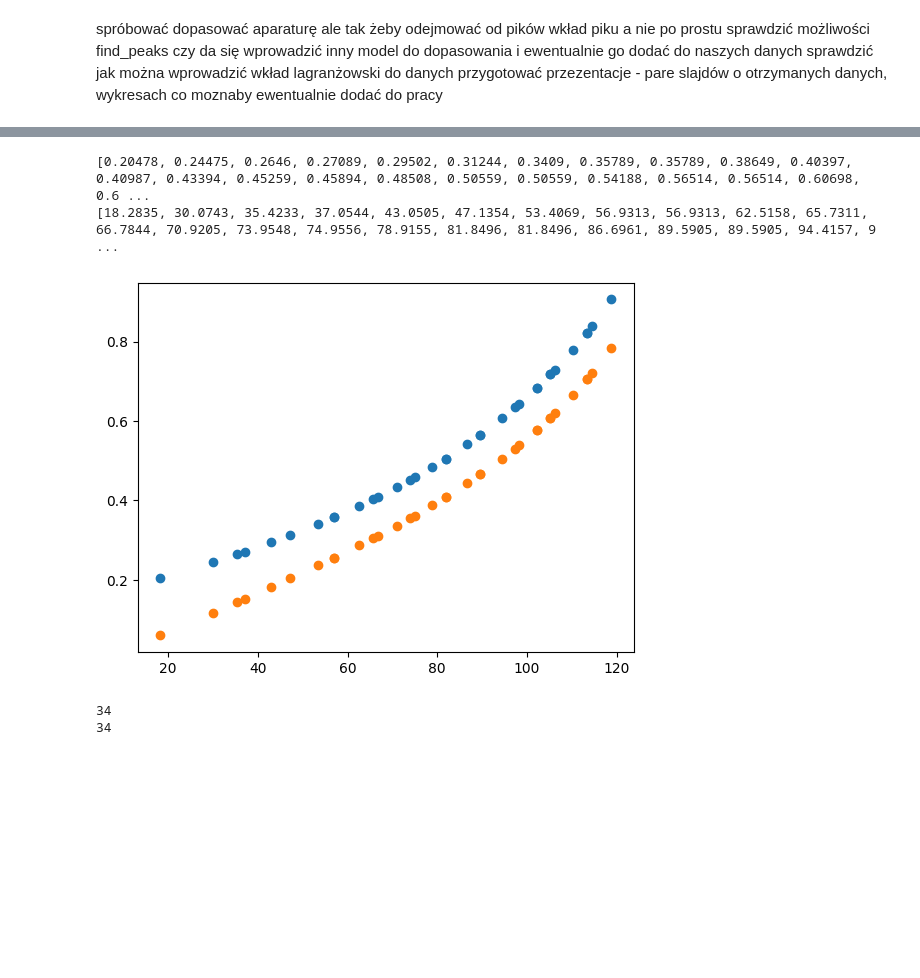
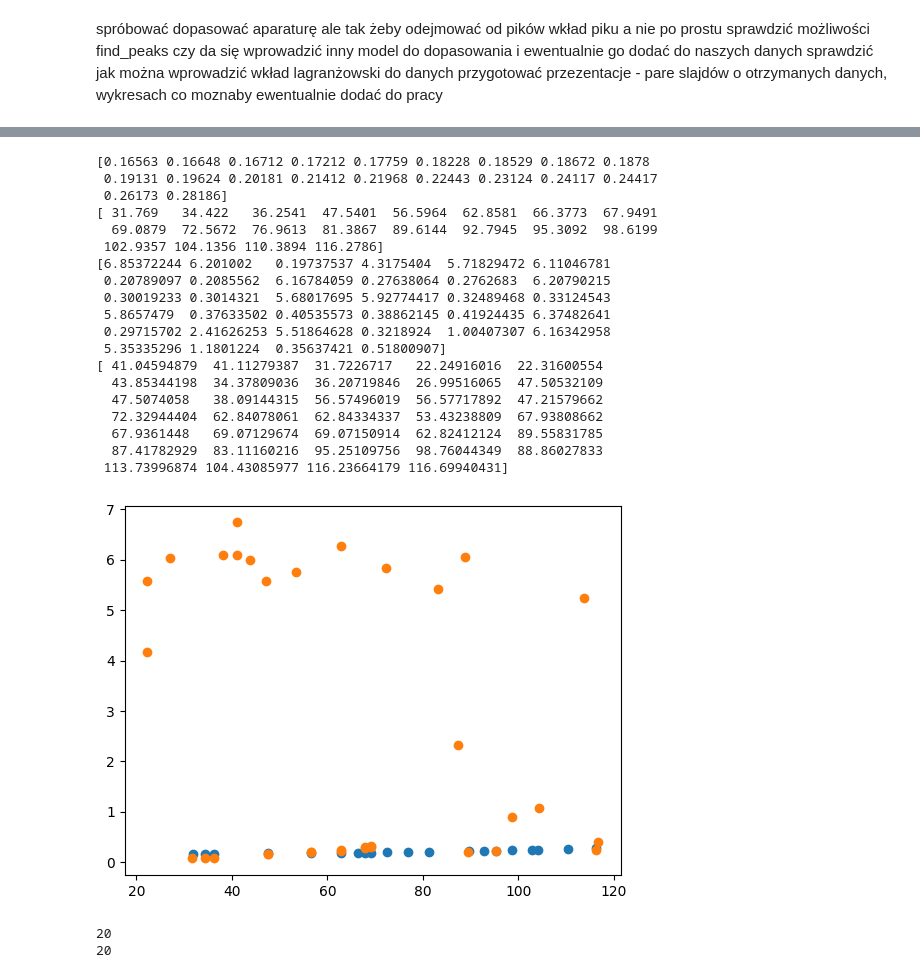
Before and after one commit to natkurdz/XRD-AI, a Jupyter notebook: testing_sample_vol2.ipynb, the cells around one changed output, grey strips where cells are left out. Drawn from its saved outputs; the diff is of its cells as text; code cells hidden in the pictures; blank space fills up the shorter version.

```diff
--- a/testing_sample_vol2.ipynb
+++ b/testing_sample_vol2.ipynb
@@ -100,7 +100,7 @@ class Data_file:
         self.fwhm = self.hkl_plus['fwhm']
         self.f2 = self.hkl_plus['f2']
         self.sf2 = self.hkl_plus['sf2']
-        # self.two_theta,self.fwhm = self.del_duplicates(self.two_theta,self.fwhm,0.001)
+        self.two_theta,self.fwhm = self.del_duplicates(self.two_theta,self.fwhm,0.001)
 
     # def without_ap(self,without_ap_counts):
     #     self.without_aparature_counts =  np.asarray(without_ap_counts, dtype=float )
@@ -109,8 +109,8 @@ class Data_file:
         counts_of_peak_in_index(self.counts,peaks)
         self.two_theta_in_counts = np.asarray(peaks,dtype=int )
 
-    # def del_bac_counts(self,only_counts):
-    #     self.without_bac_counts = np.asarray(only_counts, dtype=float )
+    def del_bac_counts(self,only_counts):
+        self.without_bac_counts = np.asarray(only_counts, dtype=float )
 
     def set_calibration(self,calibration_ap_fit):
         self.calibration_ap_fit = calibration_ap_fit
@@ -245,7 +245,7 @@ class Data_file:
 #create class element - aparature
 ap = Data_file(-1)
 #create class element - sample
-f = Data_file(0)
+f = Data_file(70)
 f.read_data_of_hkl()
 # Gauss
 f.plot_counts_with_peaks_fwhm_and_fit(model="gauss")
@@ -877,26 +893,3 @@ def plot_counts_with_peaks_fwhm_and_fit_from_peaks(
     )
     plt.tight_layout()
     plt.show()
-# %%
-y_peaks, x_peaks, peak_idx, gauss_fit, r2 = peak_detect_gauss_quality(
-    f.counts,
-    f.x,
-    r2_min=0.6,
-    prominence=1
-)
-
-plot_counts_with_peaks_fwhm_and_fit_from_peaks(
-    counts=f.counts,
-    x=f.x,
-    peak_indices=peak_idx,
-    gauss_fit=gauss_fit,
-    model="gauss"
-)
-
-plot_counts_with_peaks_fwhm_and_fit_from_peaks(
-    counts=f.counts,
-    x=f.x,
-    peak_indices=peak_idx,
-    gauss_fit=gauss_fit,
-    model="pvoigt"
-)
@@ -1075,16 +941,41 @@ plt.scatter(t_fwhm,beta)
 # %%
 plt.scatter(f.two_theta,f.fwhm)
 beta_f = []
 for i in range(len(f.two_theta)):
     calib = cs1(f.two_theta[i])
     beta_f.append(f.fwhm[i] - calib)
-plt.scatter(f.two_theta,beta_f)
+# plt.scatter(f.two_theta,beta_f)
 print(f.fwhm)
 print(f.two_theta)
+# plt.scatter(t_fwhm,fwhm)
+beta_f = []
+for i in range(len(t_fwhm)):
+    calib = cs1(t_fwhm[i])
+    beta_f.append(fwhm[i] - calib)
+plt.scatter(t_fwhm,beta_f)
+print(fwhm)
+print(t_fwhm)
 # %% [output]
-[0.20478, 0.24475, 0.2646, 0.27089, 0.29502, 0.31244, 0.3409, 0.35789, 0.35789, 0.38649, 0.40397, 0.40987, 0.43394, 0.45259, 0.45894, 0.48508, 0.50559, 0.50559, 0.54188, 0.56514, 0.56514, 0.60698, 0.6 ...
-[18.2835, 30.0743, 35.4233, 37.0544, 43.0505, 47.1354, 53.4069, 56.9313, 56.9313, 62.5158, 65.7311, 66.7844, 70.9205, 73.9548, 74.9556, 78.9155, 81.8496, 81.8496, 86.6961, 89.5905, 89.5905, 94.4157, 9 ...
+[0.16563 0.16648 0.16712 0.17212 0.17759 0.18228 0.18529 0.18672 0.1878
+ 0.19131 0.19624 0.20181 0.21412 0.21968 0.22443 0.23124 0.24117 0.24417
+ 0.26173 0.28186]
+[ 31.769   34.422   36.2541  47.5401  56.5964  62.8581  66.3773  67.9491
+  69.0879  72.5672  76.9613  81.3867  89.6144  92.7945  95.3092  98.6199
+ 102.9357 104.1356 110.3894 116.2786]
+[6.85372244 6.201002   0.19737537 4.3175404  5.71829472 6.11046781
+ 0.20789097 0.2085562  6.16784059 0.27638064 0.2762683  6.20790215
+ 0.30019233 0.3014321  5.68017695 5.92774417 0.32489468 0.33124543
+ 5.8657479  0.37633502 0.40535573 0.38862145 0.41924435 6.37482641
+ 0.29715702 2.41626253 5.51864628 0.3218924  1.00407307 6.16342958
+ 5.35335296 1.1801224  0.35637421 0.51800907]
+[ 41.04594879  41.11279387  31.7226717   22.24916016  22.31600554
+  43.85344198  34.37809036  36.20719846  26.99516065  47.50532109
+  47.5074058   38.09144315  56.57496019  56.57717892  47.21579662
+  72.32944404  62.84078061  62.84334337  53.43238809  67.93808662
+  67.9361448   69.07129674  69.07150914  62.82412124  89.55831785
+  87.41782929  83.11160216  95.25109756  98.76044349  88.86027833
+ 113.73996874 104.43085977 116.23664179 116.69940431]
-[figure, old version]
+[figure, new version]
 # %%
 f.read_data_of_hkl()
 print(len(f.two_theta))
@@ -1092,8 +983,8 @@ print(len(f.fwhm))
 # f_fwhm = del_duplicates(f.fwhm,0.001)
 # print(len(f_fwhm))
 # %% [output]
-34
-34
+20
+20
 # %%
 def plot_gauss(peaks,count,x,two_theta,correct_peaks,segment_width = 15):
     color_corr = "red"
```
Also changed, not shown: parts of 35 cells of this notebook, 1 other file.
